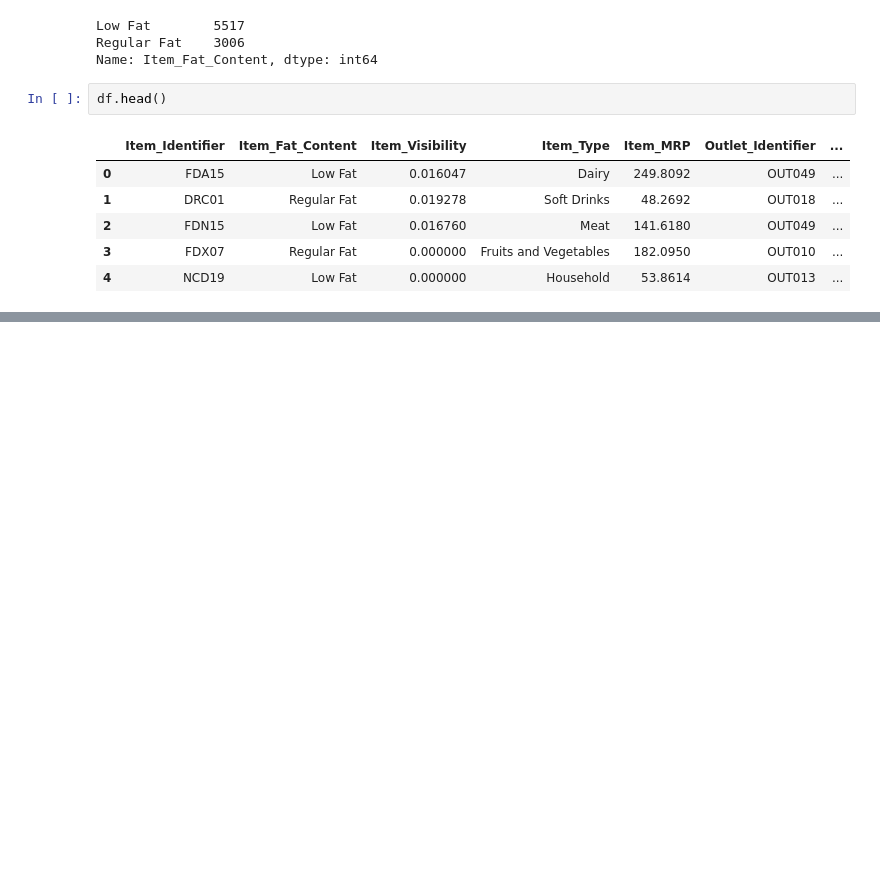
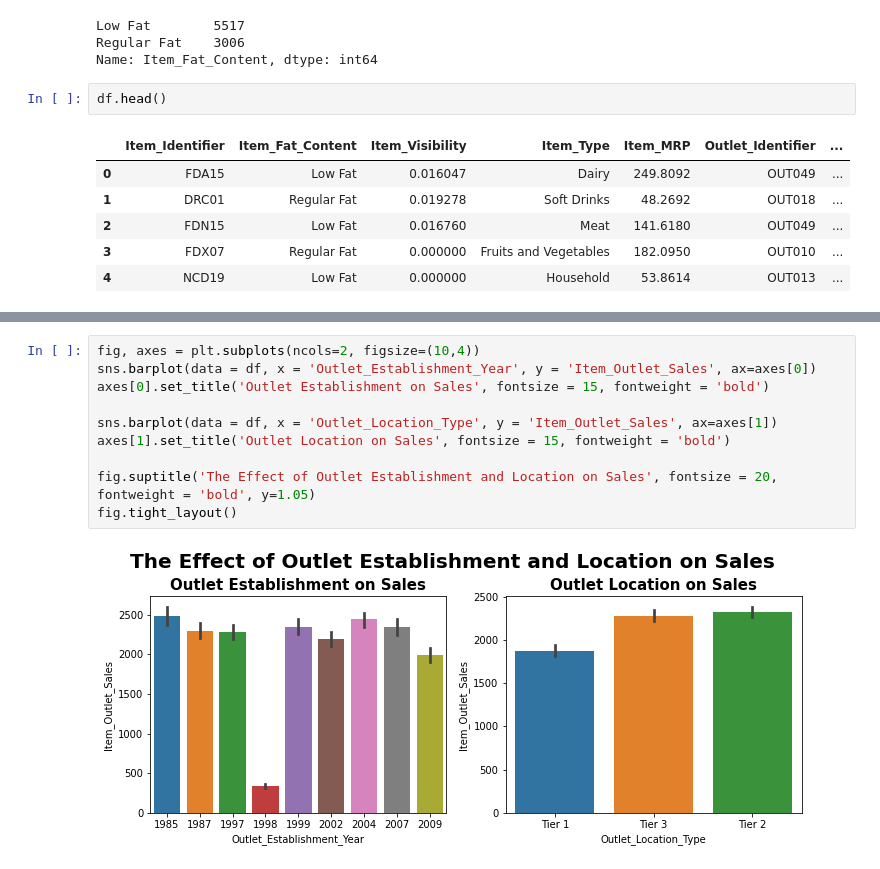
Before and after one commit to Sun-ny-A/food-sales-predictions, a Jupyter notebook: food_sales_predictions.ipynb, the cells around one changed output, grey strips where cells are left out. Cells and saved outputs as stored; diff of their text form; blank space fills up the shorter version.

```diff
--- a/food_sales_predictions.ipynb
+++ b/food_sales_predictions.ipynb
@@ -223,0 +230,12 @@ sns.boxplot(x = df['Outlet_Type'],
+# %%
+fig, axes = plt.subplots(ncols=2, figsize=(10,4))
+sns.barplot(data = df, x = 'Outlet_Establishment_Year', y = 'Item_Outlet_Sales', ax=axes[0])
+axes[0].set_title('Outlet Establishment on Sales', fontsize = 15, fontweight = 'bold')
+
+sns.barplot(data = df, x = 'Outlet_Location_Type', y = 'Item_Outlet_Sales', ax=axes[1])
+axes[1].set_title('Outlet Location on Sales', fontsize = 15, fontweight = 'bold')
+
+fig.suptitle('The Effect of Outlet Establishment and Location on Sales', fontsize = 20, fontweight = 'bold', y=1.05)
+fig.tight_layout()
+# %% [output]
+[figure, added]
```
Also changed, not shown: parts of 4 cells of this notebook.
